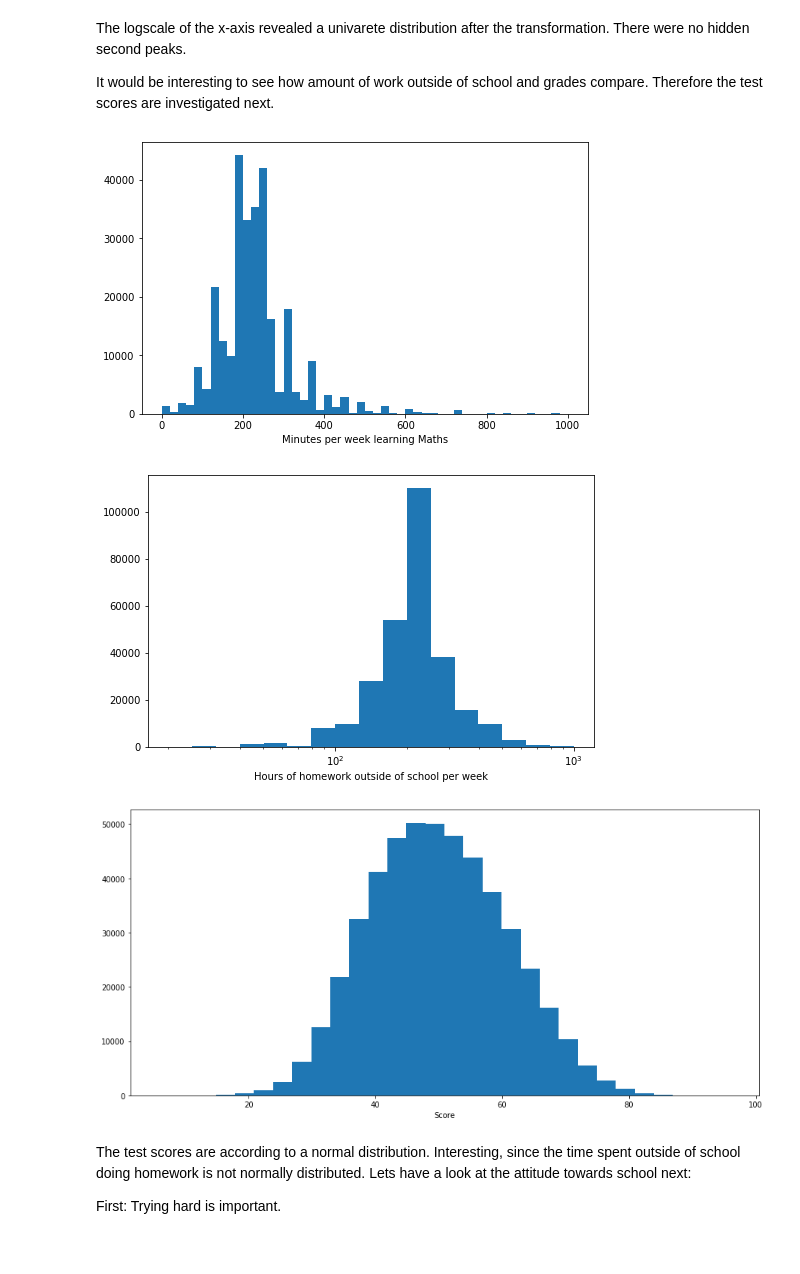
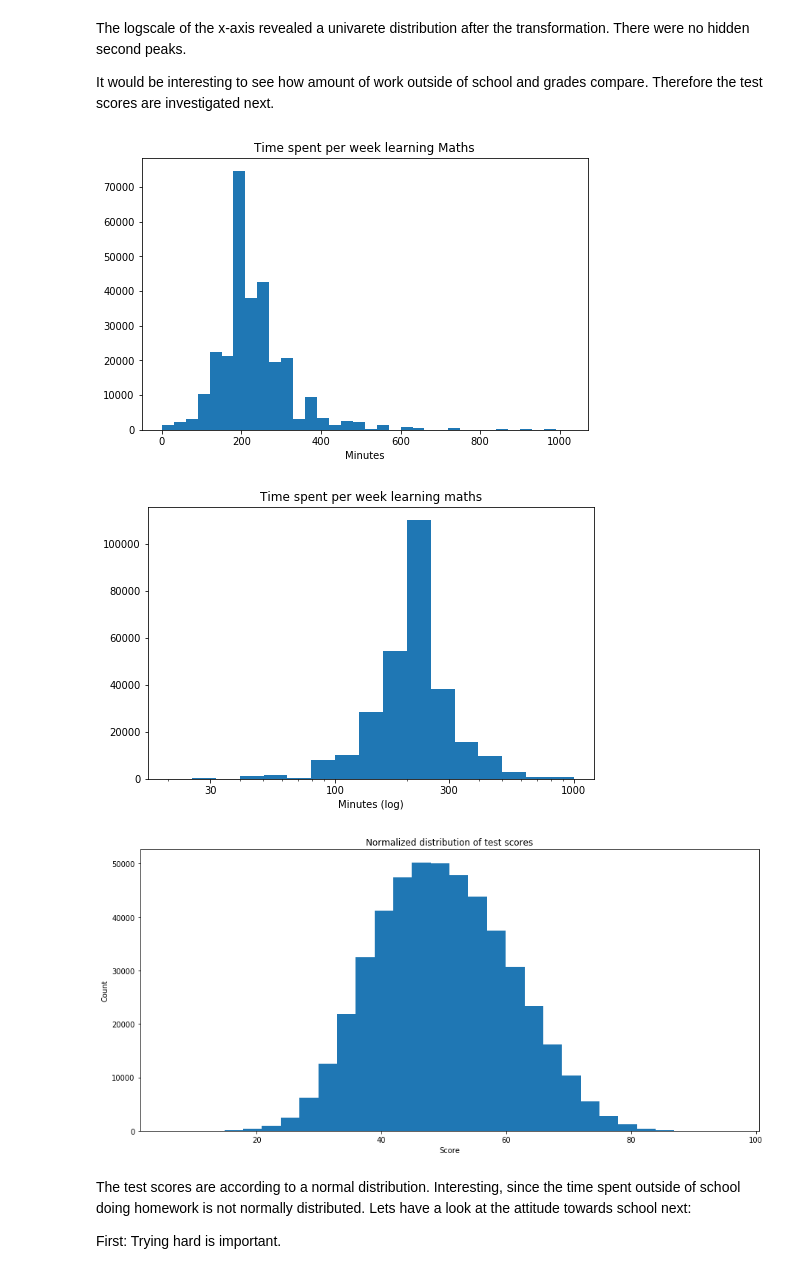
Before and after one commit to Jannis12324/mining_pisa_study, a Jupyter notebook: exploration.ipynb, the cells around one changed output. Drawn from its saved outputs; the diff is of its cells as text; code cells hidden in the pictures.

```diff
--- a/exploration.ipynb
+++ b/exploration.ipynb
@@ -305,14 +309,15 @@ The logscale of the x-axis revealed a univarete distribution after the transform
 
 It would be interesting to see how amount of work outside of school and grades compare. Therefore the test scores are investigated next.
 # %%
-binsize = 20
+binsize = 30
 bins = np.arange(0, 1000+binsize, binsize)
 
 plt.figure(figsize=[8, 5])
 plt.hist(data = df, x = 'MMINS', bins = bins)
-plt.xlabel('Minutes per week learning Maths');
+plt.xlabel('Minutes')
+plt.title("Time spent per week learning Maths");
 # %% [output]
-[figure, old version]
+[figure, new version]
 # %%
 # there's a long tail in the distribution, so let's put it on a log scale instead
 df_adj = df.copy()
@@ -328,9 +333,12 @@ bins = 10 ** np.arange(np.log10(20), np.log10(1000)+log_binsize, log_binsize)
 plt.figure(figsize=[8, 5])
 plt.hist(data = df_adj, x = 'MMINS', bins = bins)
 plt.xscale("log")
-plt.xlabel('Hours of homework outside of school per week');
+plt.xlabel('Minutes (log)')
+xticks = [30, 100, 300, 1000]
+plt.xticks(xticks, xticks)
+plt.title("Time spent per week learning maths");
 # %% [output]
-[figure, old version]
+[figure, new version]
 # %%
 # To compare the scores a percentage of all 5 results compared to the best results in each column is calculated
 df["MathResultSum"] = (df.MathResult1 + df.MathResult2 + df.MathResult3 + df.MathResult4 + df.MathResult5)
@@ -339,9 +347,11 @@ df["MathResultPerc"] = (df["MathResultSum"]/(df.MathResult1.max() + df.MathResul
 # %%
 plt.figure(figsize = (15,7))
 plt.hist(x = "MathResultPerc", data = df, bins = 30)
-plt.xlabel("Score");
+plt.xlabel("Score")
+plt.ylabel("Count")
+plt.title("Normalized distribution of test scores");
 # %% [output]
-[figure, old version]
+[figure, new version]
 # %% [markdown]
 The test scores are according to a normal distribution. Interesting, since the time spent outside of school doing homework is not normally distributed.
 Lets have a look at the attitude towards school next:
```
Also changed, not shown: parts of 13 cells of this notebook, 2 other files.
